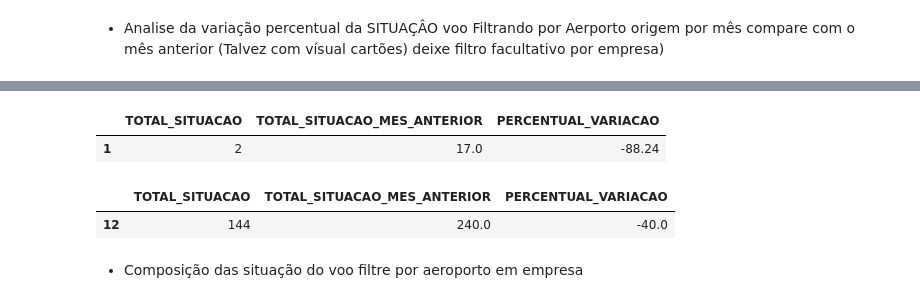
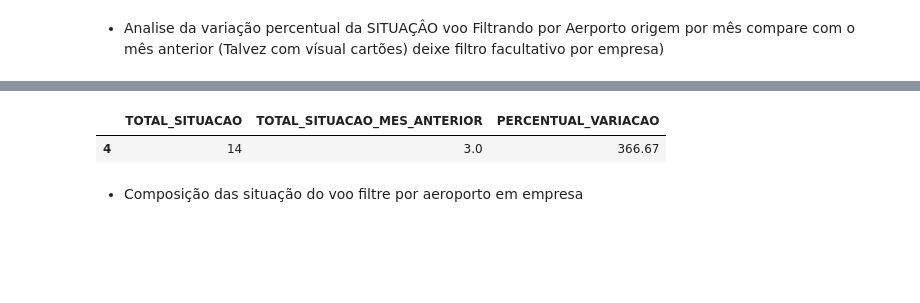
Before and after one commit to rodrigorocha1/dashboard_dados_voos_python, a Jupyter notebook: notebooks/visualizacoes.ipynb, the cells around one changed output, grey strips where cells are left out. Saved outputs shown, nothing was run; the diff lists cells and outputs as text; code cells hidden in the pictures; blank space fills up the shorter version.

```diff
--- a/notebooks/visualizacoes.ipynb
+++ b/notebooks/visualizacoes.ipynb
@@ -177,12 +170,0 @@ Index(['SIGLA_ICAO_EMPRESA_AEREA', 'SITUACAO_VOO', 'MES_PARTIDA_PREVISTA',
-# %%
-colunas = [
-    'SITUACAO_VOO',
-    'MES_PARTIDA_PREVISTA',
-    'NOME_MES_PARTIDA_PREVISTA',
-    'SIGLA_ICAO_AEROPORTO_ORIGEM',
-    'NOME_AEROPORTO_ORIGEM',
-    'SIGLA_ICAO_EMPRESA_AEREA',
-    'NOME_EMPRESA'
-
-]
-dataframe = pd.read_parquet(caminho_base, columns=colunas)
@@ -198,3 +170,0 @@ dataframe.head()
-# %%
-dataframe = dataframe.query('SIGLA_ICAO_AEROPORTO_ORIGEM == "SBRP"  and SIGLA_ICAO_EMPRESA_AEREA =="AZU" ')
-dataframe.head()
@@ -302,15 +180,36 @@ df_gb
-# %%
-df_status_cancelado = df_gb.query('SITUACAO_VOO == "CANCELADO" and MES_PARTIDA_PREVISTA == 2')[['TOTAL_SITUACAO', 'TOTAL_SITUACAO_MES_ANTERIOR', 'PERCENTUAL_VARIACAO']]
-df_status_cancelado
-# %% [output]
-|  | TOTAL_SITUACAO | TOTAL_SITUACAO_MES_ANTERIOR | PERCENTUAL_VARIACAO |
-| 1 | 2 | 17.0 | -88.24 |
-# %%
-df_status_realizado = df_gb.query('SITUACAO_VOO == "REALIZADO" and MES_PARTIDA_PREVISTA == 2')[['TOTAL_SITUACAO', 'TOTAL_SITUACAO_MES_ANTERIOR', 'PERCENTUAL_VARIACAO']]
-df_status_realizado
-# %% [output]
-|  | TOTAL_SITUACAO | TOTAL_SITUACAO_MES_ANTERIOR | PERCENTUAL_VARIACAO |
-| 12 | 144 | 240.0 | -40.0 |
+# %%
+def obter_variacao_percentual(sigla_aeroporto: str, situacao_voo: str, mes_partida: int, sigla_empresa: str = None):
+    colunas = [
+        'SITUACAO_VOO',
+        'MES_PARTIDA_PREVISTA',
+        'NOME_MES_PARTIDA_PREVISTA',
+        'SIGLA_ICAO_AEROPORTO_ORIGEM',
+        'NOME_AEROPORTO_ORIGEM',
+        'NOME_EMPRESA'
+    ]
+    query = f' SIGLA_ICAO_AEROPORTO_ORIGEM == "{sigla_aeroporto}" '
+    if sigla_empresa is not None:
+        query += f' and SIGLA_ICAO_EMPRESA_AEREA == "{sigla_empresa}"  '
+        colunas.append('SIGLA_ICAO_EMPRESA_AEREA')
+
+    dataframe = pd.read_parquet(caminho_base, columns=colunas)
+    dataframe = dataframe.query(query)
+    dataframe[['SITUACAO_VOO','NOME_MES_PARTIDA_PREVISTA' ]] = dataframe[['SITUACAO_VOO','NOME_MES_PARTIDA_PREVISTA' ]].astype('string')
+    dataframe = dataframe.groupby(['SITUACAO_VOO', 'NOME_MES_PARTIDA_PREVISTA', 'MES_PARTIDA_PREVISTA']).agg(
+        TOTAL_SITUACAO=('SITUACAO_VOO', 'count')
+    ).sort_values(by=['SITUACAO_VOO','MES_PARTIDA_PREVISTA']).reset_index()
+    dataframe['TOTAL_SITUACAO_MES_ANTERIOR'] = dataframe.groupby('SITUACAO_VOO')['TOTAL_SITUACAO'].shift(1)
+    dataframe.fillna(0, axis=1, inplace=True)
+    dataframe['PERCENTUAL_VARIACAO'] = dataframe.apply(calcular_variacao, axis=1)
+    query = f'SITUACAO_VOO == "{situacao_voo}" and MES_PARTIDA_PREVISTA == {mes_partida}'
+    dataframe = dataframe.query(query)[['TOTAL_SITUACAO', 'TOTAL_SITUACAO_MES_ANTERIOR', 'PERCENTUAL_VARIACAO']]
+    return dataframe
+# %%
+dataframe = obter_variacao_percentual(sigla_aeroporto='SBRP', mes_partida=5, situacao_voo='CANCELADO')
+dataframe
+# %% [output]
+|  | TOTAL_SITUACAO | TOTAL_SITUACAO_MES_ANTERIOR | PERCENTUAL_VARIACAO |
+| 4 | 14 | 3.0 | 366.67 |
 # %%
 fig = go.Figure(
     go.Indicator(
```
Also changed, not shown: parts of 9 cells of this notebook, 1 other file.
